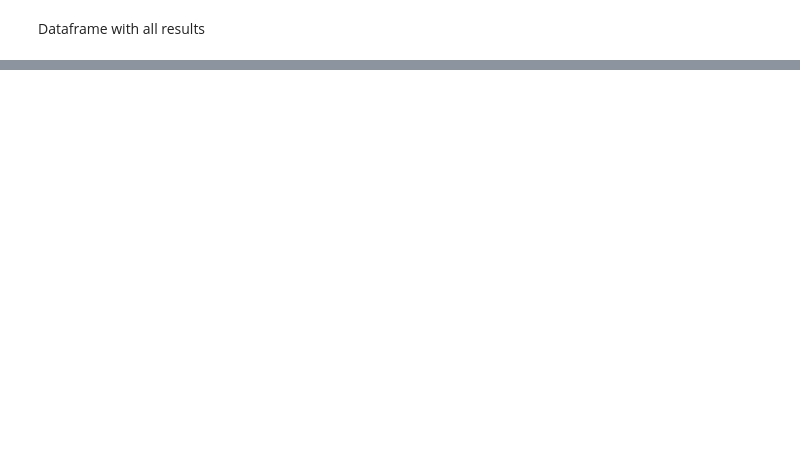
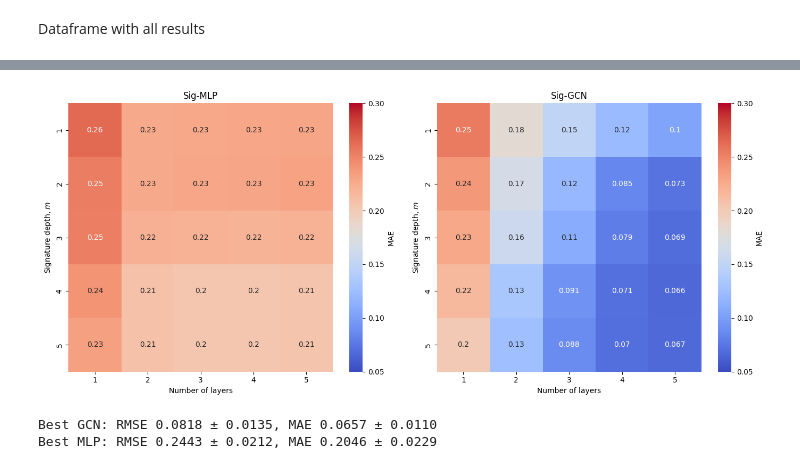
Before and after one commit to hans-riess/pygsig, a Jupyter notebook: brownian-1d.ipynb, the cells around one changed output, grey strips where cells are left out. Cells and saved outputs as stored; diff of their text form; code cells hidden in the pictures; blank space fills up the shorter version.

```diff
--- a/brownian-1d.ipynb
+++ b/brownian-1d.ipynb
@@ -376,0 +658,22 @@ df = pd.DataFrame(data)
+# %%
+import seaborn as sns
+import matplotlib.pyplot as plt
+
+fig, (ax1, ax2) = plt.subplots(1, 2, figsize=(14, 6))
+
+pivot_table_gcn = df_gcn.pivot_table(values="MAE", index="SigDepth", columns="NumLayers")
+sns.heatmap(pivot_table_gcn, annot=True, cmap="coolwarm", cbar_kws={'label': 'MAE'}, ax=ax2, vmin=0.05, vmax=0.3)
+ax2.set_xlabel('Number of layers')
+ax2.set_ylabel('Signature depth, $m$')
+ax2.set_title('Sig-GCN')
+
+pivot_table_mlp = df_mlp.pivot_table(values="MAE", index="SigDepth", columns="NumLayers")
+sns.heatmap(pivot_table_mlp, annot=True, cmap="coolwarm", cbar_kws={'label': 'MAE'}, ax=ax1, vmin=0.05, vmax=0.3)
+ax1.set_xlabel('Number of layers')
+ax1.set_ylabel('Signature depth, $m$')
+ax1.set_title('Sig-MLP')
+
+
+plt.tight_layout()
+# %% [output]
+[figure, added]
@@ -376,0 +684,34 @@ df = pd.DataFrame(data)
+# %%
+# Group by SigDepth and NumLayers, then calculate the mean RMSE
+mean_rmse = df.groupby(['Class','NumLayers', 'SigDepth'])['RMSE'].mean()
+mean_mae = df.groupby(['Class','NumLayers', 'SigDepth'])['MAE'].mean()
+
+min_rmse = mean_rmse['GCN'].min()
+best_rmse = mean_rmse['GCN'].idxmin()
+std_rmse = df[(df['Class'] == 'GCN') &
+              (df['NumLayers'] == best_rmse[0]) &
+              (df['SigDepth'] == best_rmse[1])]['RMSE'].std()
+
+min_rmse_mlp = mean_rmse['MLP'].min()
+best_rmse_mlp = mean_rmse['MLP'].idxmin()
+std_rmse_mlp = df[(df['Class'] == 'MLP') &
+            (df['NumLayers'] == best_rmse_mlp[0]) &
+              (df['SigDepth'] == best_rmse_mlp[1])]['RMSE'].std()
+
+min_mae = mean_mae['GCN'].min()
+best_mae = mean_mae['GCN'].idxmin()
+std_mae = df[   (df['Class'] == 'GCN') &
+                (df['NumLayers'] == best_mae[0]) &
+                (df['SigDepth'] == best_mae[1])]['MAE'].std()
+
+min_mae_mlp = mean_mae['MLP'].min()
+best_mae_mlp = mean_mae['MLP'].idxmin()
+std_mae_mlp = df[(df['Class'] == 'GCN') &
+                (df['NumLayers'] == best_mae_mlp[0]) &
+                (df['SigDepth'] == best_mae_mlp[1])]['MAE'].std()
+
+print(f"Best GCN: RMSE {min_rmse:.4f} ± {std_rmse:.4f}, MAE {min_mae:.4f} ± {std_mae:.4f}")
+print(f"Best MLP: RMSE {min_rmse_mlp:.4f} ± {std_rmse_mlp:.4f}, MAE {min_mae_mlp:.4f} ± {std_mae_mlp:.4f}")
+# %% [output]
+Best GCN: RMSE 0.0818 ± 0.0135, MAE 0.0657 ± 0.0110
+Best MLP: RMSE 0.2443 ± 0.0212, MAE 0.2046 ± 0.0229
```
Also changed, not shown: parts of 16 cells of this notebook, 14 other files.
